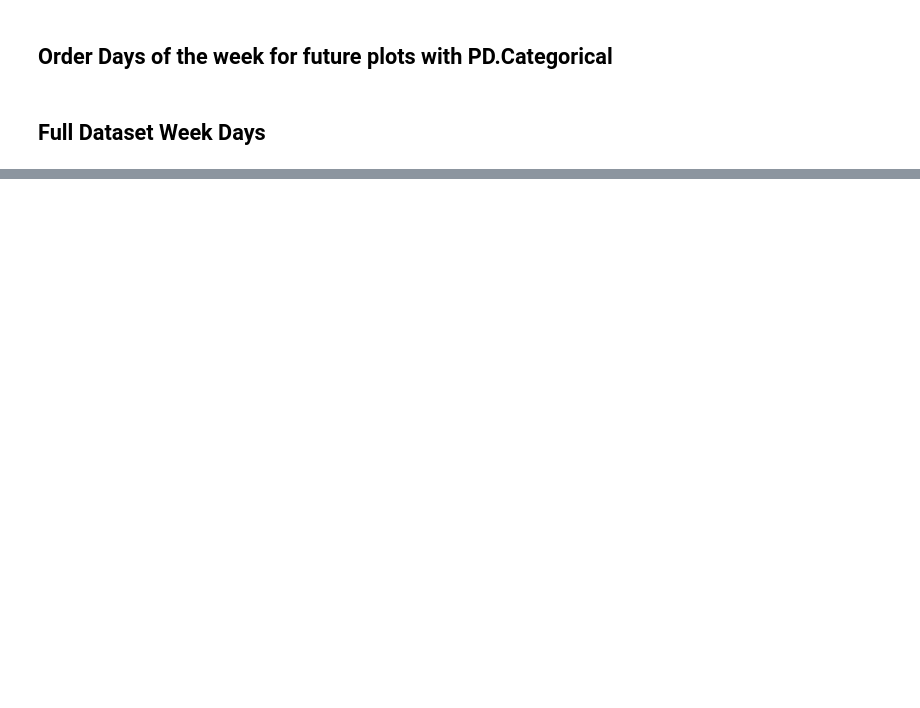
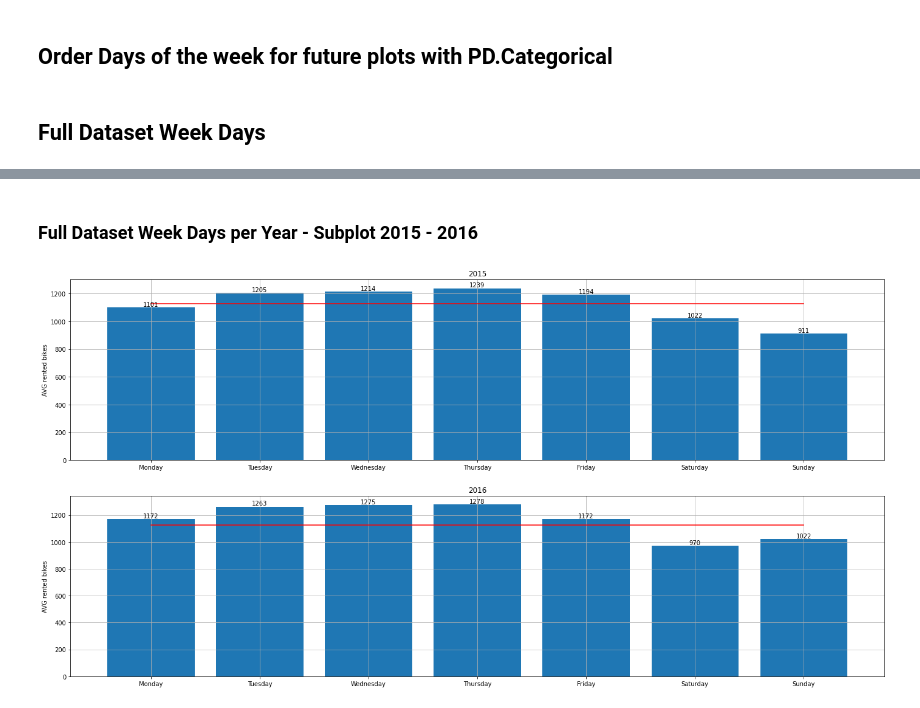
Before and after one commit to isra-st/London_Bike_Sharing, a Jupyter notebook: Visualizations_Draft_Isra.ipynb, the cells around one changed output, grey strips where cells are left out. Cells and saved outputs as stored; diff of their text form; code cells hidden in the pictures; blank space fills up the shorter version.

```diff
--- a/Visualizations_Draft_Isra.ipynb
+++ b/Visualizations_Draft_Isra.ipynb
@@ -158,2 +89,0 @@ to_remove
-# %%
-df.drop(to_remove.index, axis=0, inplace=True)
@@ -202,2 +90,43 @@ y = [i = df['bike_number'].mean() for i in range(8)]
-# %%
-df['day_name'] = pd.Categorical(df['day_name'], ['Monday', 'Tuesday', 'Wednesday', 'Thursday', 'Friday', 'Saturday', 'Sunday'])
+# %% [markdown]
+### Full Dataset Week Days per Year - Subplot 2015 - 2016
+# %%
+x_2015 = (df.loc[df['year']==2015].groupby('day_name').bike_number.agg('mean').round()).astype('int64')
+# %%
+x_2016 = (df.loc[df['year']==2016].groupby('day_name').bike_number.agg('mean').round()).astype('int64')
+# %%
+fig, ax = plt.subplots(2, figsize=(24,12))
+y = [x_2015.values.mean() for i in range(7)]
+j = [x_2015.values.mean() for i in range(7)]
+ax[0].grid()
+ax[0].plot(y, 'r')
+ax[0].title.set_text('2015')
+ax[0].set_ylabel('AVG rented bikes')
+
+rects1 = ax[0].bar(x_2015.index, x_2015.values)
+ax[1].grid()
+ax[1].plot(j, 'r')
+rects2 = ax[1].bar(x_2016.index, x_2016.values)
+ax[1].title.set_text('2016')
+ax[1].set_ylabel('AVG rented bikes')
+def autolabel1(rects1):
+    """
+    Attach a text label above each bar displaying its height
+    """
+    for rect in rects1:
+        height = rect.get_height()
+        ax[0].text(rect.get_x() + rect.get_width()/2., 1.0*height,
+                '%d' % int(height),
+                ha='center', va='bottom')
+def autolabel2(rects2):
+    """
+    Attach a text label above each bar displaying its height
+    """
+    for rect in rects2:
+        height = rect.get_height()
+        ax[1].text(rect.get_x() + rect.get_width()/2., 1.0*height,
+                '%d' % int(height),
+                ha='center', va='bottom')
+autolabel1(rects1)
+autolabel2(rects2)
+# %% [output]
+[figure, added]
```
Also changed, not shown: parts of 39 cells of this notebook, 1 other file.
